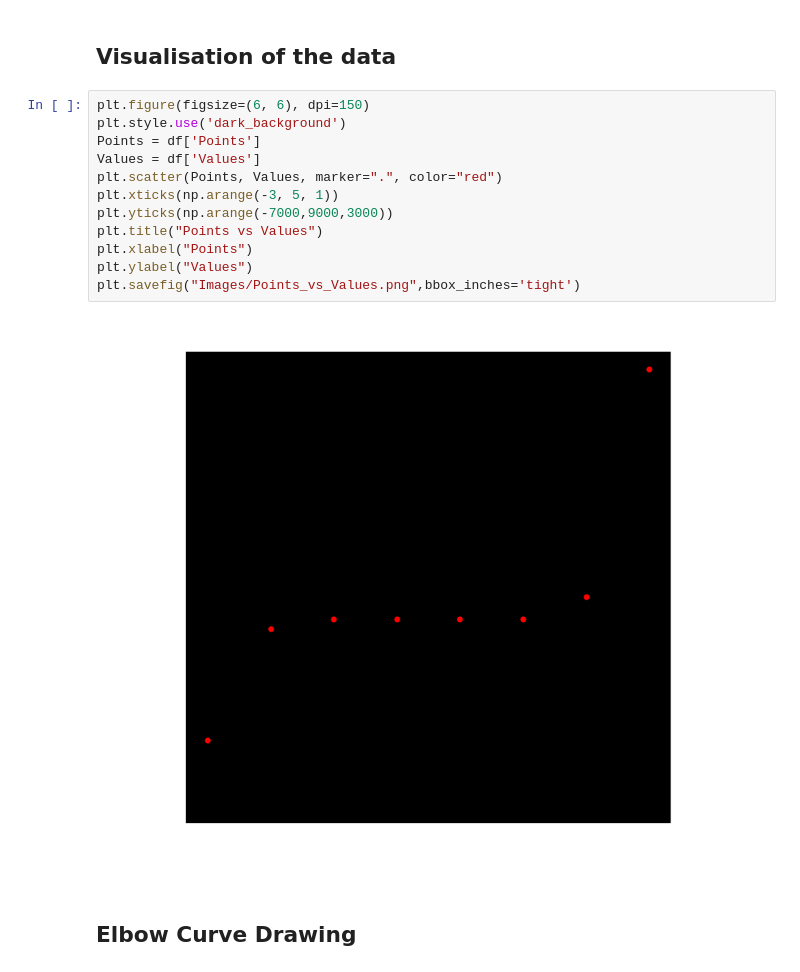
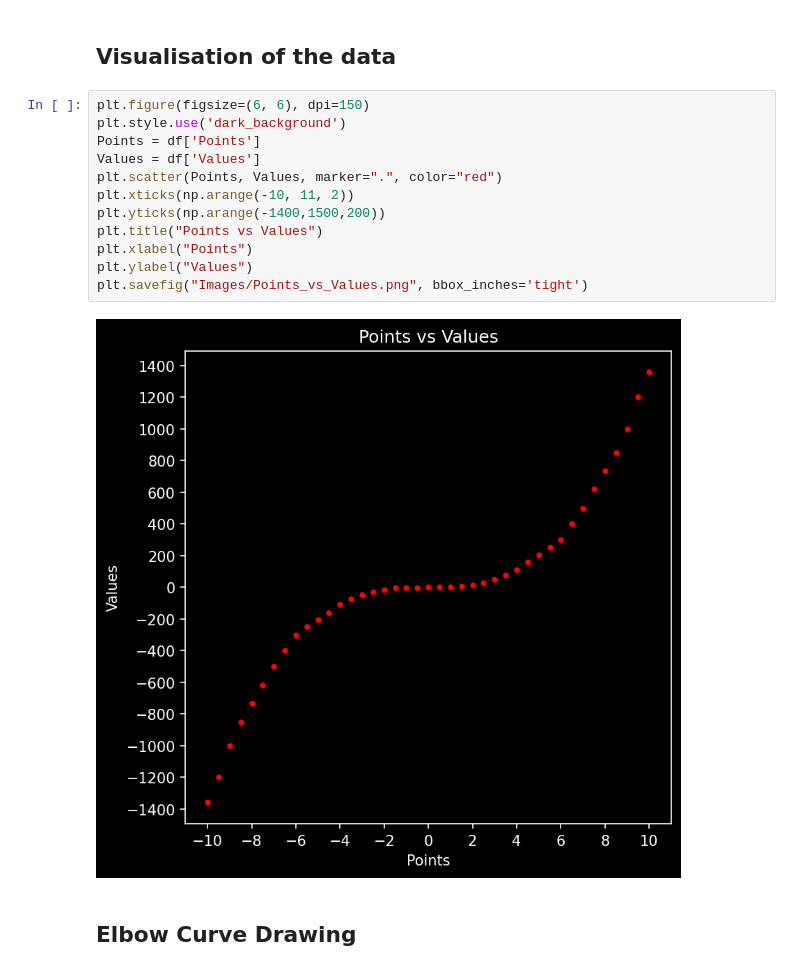
Before and after one commit to debjitpal5040/ML_Algorithms, a Jupyter notebook: Machine Learning/Supervised Learning/Regression/Polynomial Regression/Polynomial_Regression.ipynb, the cells around one changed output. Drawn from its saved outputs; the diff is of its cells as text.

```diff
--- a/Machine Learning/Supervised Learning/Regression/Polynomial Regression/Polynomial_Regression.ipynb
+++ b/Machine Learning/Supervised Learning/Regression/Polynomial Regression/Polynomial_Regression.ipynb
@@ -84,17 +84,17 @@ y = df.iloc[:, -1].values
 # %%
 plt.figure(figsize=(6, 6), dpi=150)
 plt.style.use('dark_background')
 Points = df['Points']
 Values = df['Values']
 plt.scatter(Points, Values, marker=".", color="red")
-plt.xticks(np.arange(-3, 5, 1))
-plt.yticks(np.arange(-7000,9000,3000))
+plt.xticks(np.arange(-10, 11, 2))
+plt.yticks(np.arange(-1400,1500,200))
 plt.title("Points vs Values")
 plt.xlabel("Points")
 plt.ylabel("Values")
-plt.savefig("Images/Points_vs_Values.png",bbox_inches='tight')
+plt.savefig("Images/Points_vs_Values.png", bbox_inches='tight')
 # %% [output]
-[figure, old version]
+[figure, new version]
 # %% [markdown]
 ## Elbow Curve Drawing
 # %%
```
Also changed, not shown: parts of 9 cells of this notebook, 25 other files.
